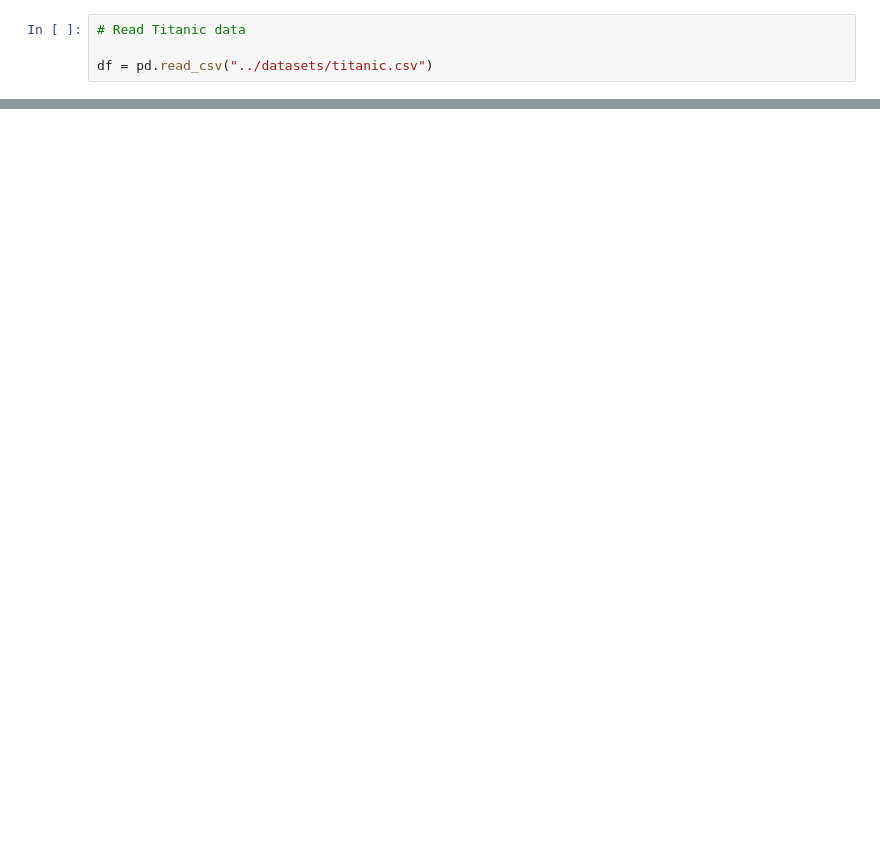
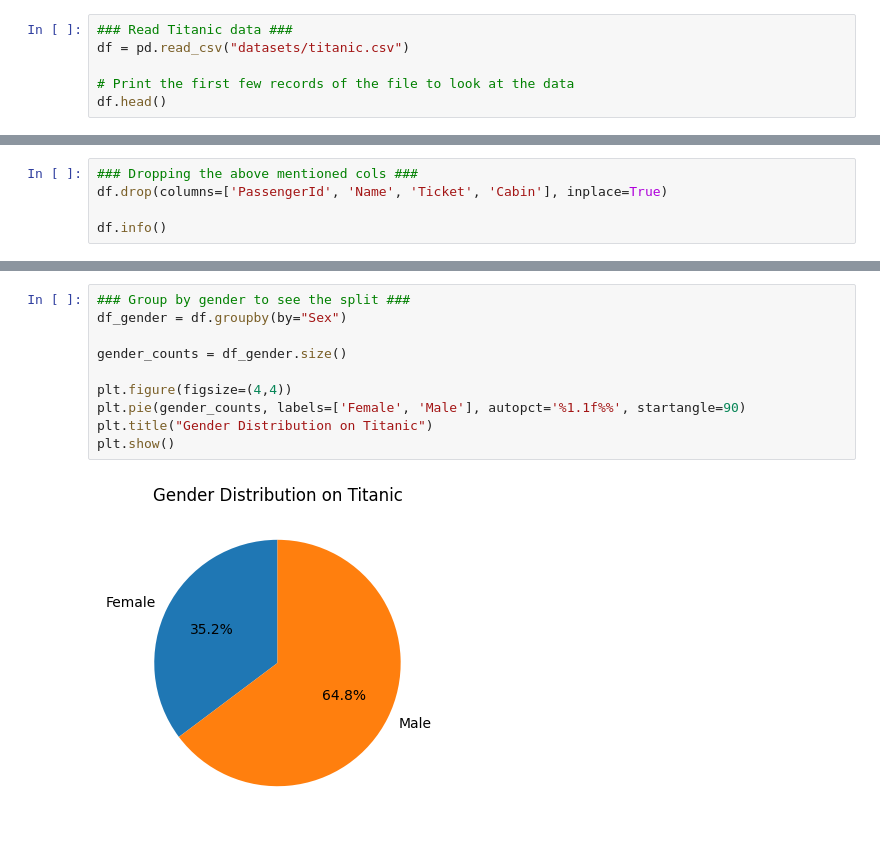
Before and after one commit to YashShah138/cs5324, a Jupyter notebook: notebooks/DataFrameWarmup.ipynb, the cells around one changed output, grey strips where cells are left out. Drawn from its saved outputs; the diff is of its cells as text; blank space fills up the shorter version.

```diff
--- a/notebooks/DataFrameWarmup.ipynb
+++ b/notebooks/DataFrameWarmup.ipynb
@@ -25,5 +26,7 @@ import numpy as np
 # %%
-# Read Titanic data
+### Read Titanic data ###
+df = pd.read_csv("datasets/titanic.csv")
 
-df = pd.read_csv("../datasets/titanic.csv")
+# Print the first few records of the file to look at the data
+df.head()
 # %% [output]
@@ -30,0 +81,5 @@ FileNotFoundError: [Errno 2] No such file or directory: '../datasets/titanic.csv
+# %%
+### Dropping the above mentioned cols ###
+df.drop(columns=['PassengerId', 'Name', 'Ticket', 'Cabin'], inplace=True)
+
+df.info()
@@ -30,0 +106,12 @@ FileNotFoundError: [Errno 2] No such file or directory: '../datasets/titanic.csv
+# %%
+### Group by gender to see the split ###
+df_gender = df.groupby(by="Sex")
+
+gender_counts = df_gender.size()
+
+plt.figure(figsize=(4,4))
+plt.pie(gender_counts, labels=['Female', 'Male'], autopct='%1.1f%%', startangle=90)
+plt.title("Gender Distribution on Titanic")
+plt.show()
+# %% [output]
+[figure, added]
```
Also changed, not shown: parts of 9 cells of this notebook.
